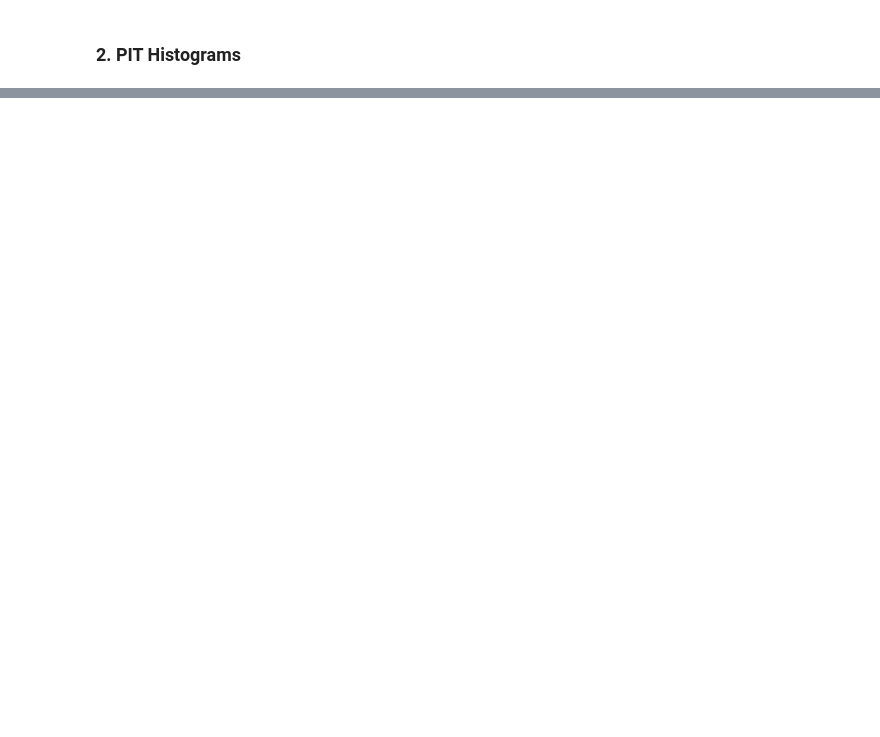
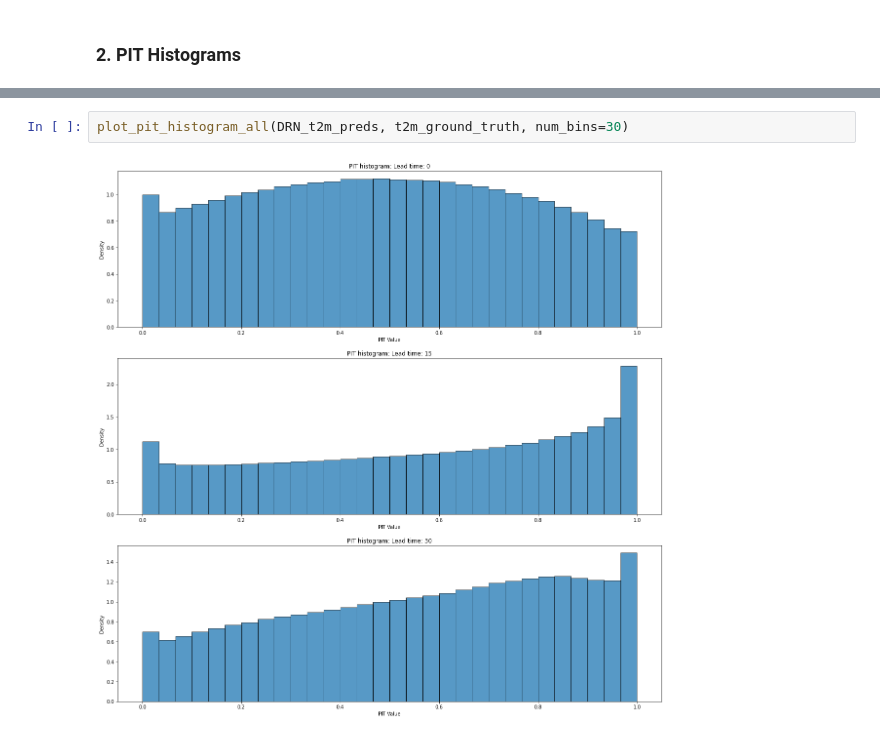
Before and after one commit to cleveryangcong/Bachelor_Thesis, a Jupyter notebook: notebooks/exploratory/2.6-dc-PIT_histograms.ipynb, the cells around one changed output, grey strips where cells are left out. Saved outputs shown, nothing was run; the diff lists cells and outputs as text; blank space fills up the shorter version.

```diff
--- a/notebooks/exploratory/2.6-dc-PIT_histograms.ipynb
+++ b/notebooks/exploratory/2.6-dc-PIT_histograms.ipynb
@@ -134,0 +152,4 @@ plot_pit_histogram_all(EMOS_global_ws10_preds, t2m_ground_truth, num_bins=30)
+# %%
+plot_pit_histogram_all(DRN_t2m_preds, t2m_ground_truth, num_bins=30)
+# %% [output]
+[figure, added]
```
Also changed, not shown: parts of 11 cells of this notebook.
